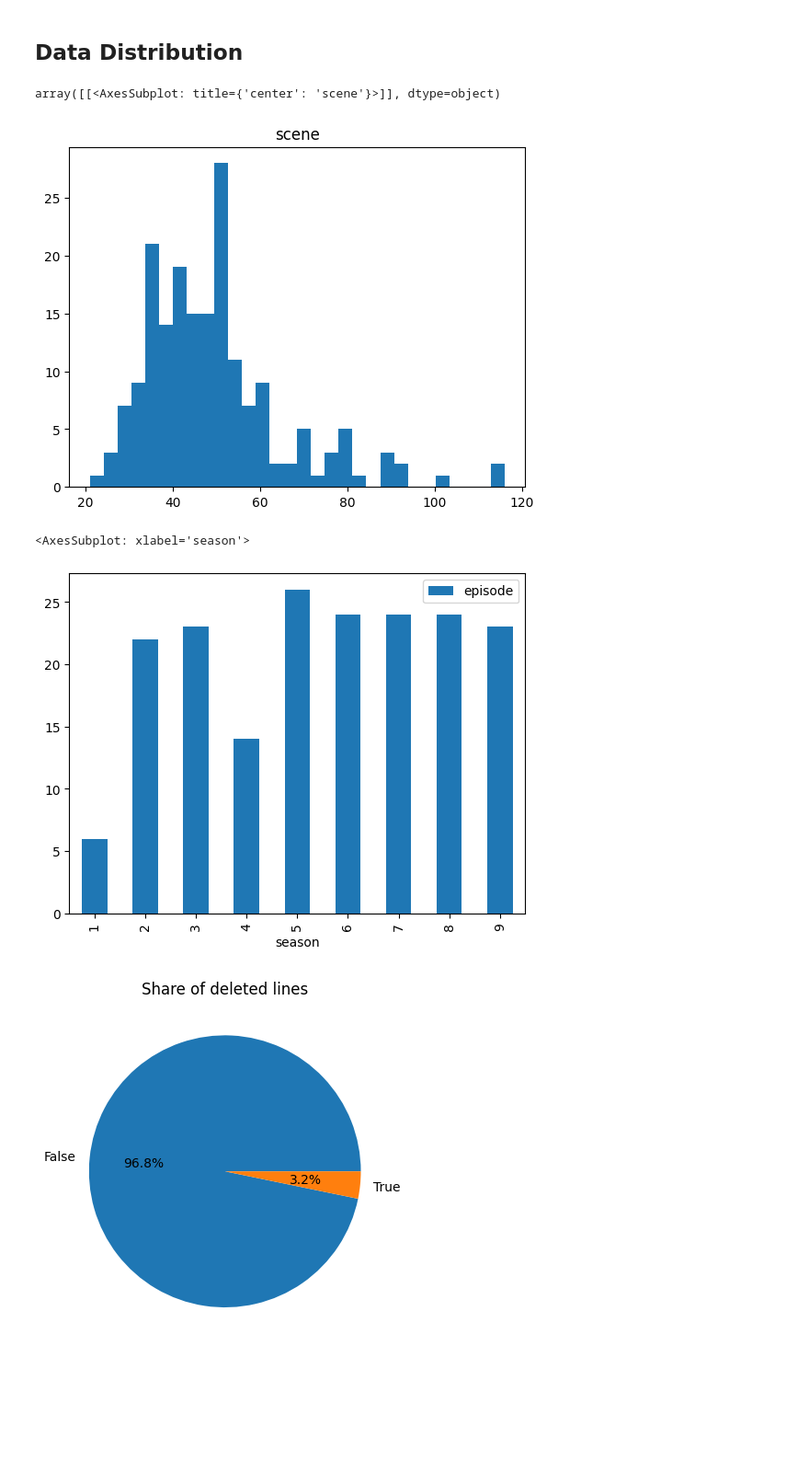
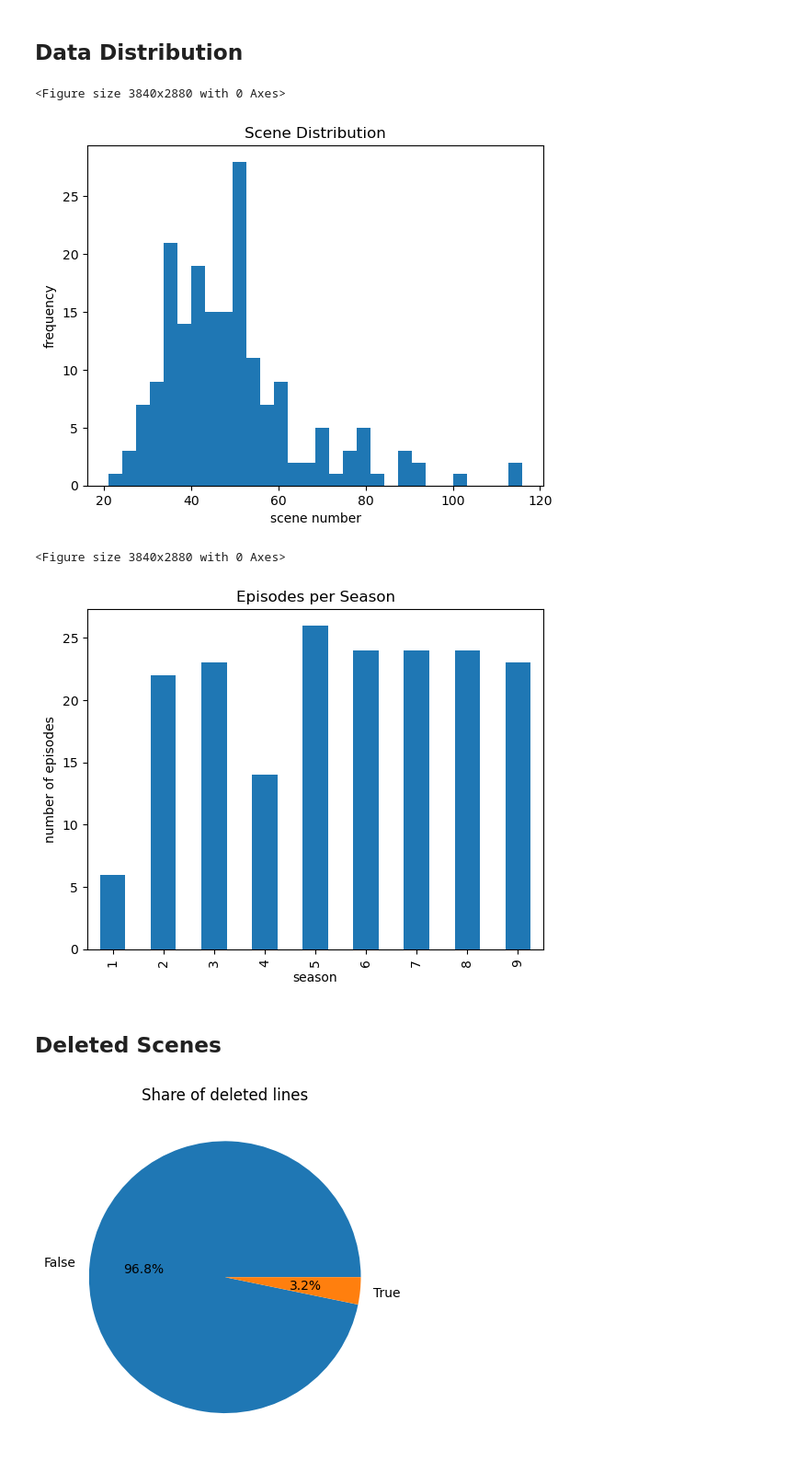
Before and after one commit to timo282/NLP-The-Office, a Jupyter notebook: notebooks/exploratory_analysis.ipynb, the cells around one changed output. Shown at 92% size. Drawn from its saved outputs; the diff is of its cells as text; code cells hidden in the pictures; blank space fills up the shorter version.

```diff
--- a/notebooks/exploratory_analysis.ipynb
+++ b/notebooks/exploratory_analysis.ipynb
@@ -84,16 +87,31 @@ A few lines were  missing (line break not working). Those were looked at and man
 - some episodes seem to be missing (further research showed that there are no missing episodes, but double episodes (e.g. season 2, episode 1 and 2 are listed as one episode in the dataset; confirmed by checking the number of double episodes per season https://en.wikipedia.org/wiki/List_of_The_Office_(American_TV_series)_episodes and watching the respective episodes and checking the lines in the dataset)
 # %% [markdown]
 ## Data Distribution
+# %%
+plt.figure(dpi=600);
+# %% [output]
+<Figure size 3840x2880 with 0 Axes>
 # %%
 df[["season", "episode", "scene"]].drop_duplicates().groupby(["season", "episode"]).max().hist(grid=False, bins=30)
+plt.title("Scene Distribution")
+plt.ylabel("frequency")
+plt.xlabel("scene number")
+plt.show();
 # %% [output]
-array([[<AxesSubplot: title={'center': 'scene'}>]], dtype=object)
-[figure, old version]
+[figure, new version]
+# %%
+plt.figure(dpi=600);
+# %% [output]
+<Figure size 3840x2880 with 0 Axes>
 # %%
-df[["season", "episode"]].drop_duplicates().groupby("season").count().plot.bar()
+df[["season", "episode"]].drop_duplicates().groupby("season").count().plot.bar(legend=False)
+plt.ylabel("number of episodes")
+plt.title("Episodes per Season")
+plt.show()
 # %% [output]
-<AxesSubplot: xlabel='season'>
-[figure, old version]
+[figure, new version]
+# %% [markdown]
+## Deleted Scenes
 # %%
 # show a pie chart of the share of deleted lines
 df["deleted"].value_counts().plot.pie(autopct="%.1f%%")
```
Also changed, not shown: parts of 5 cells of this notebook, 4 other files.
